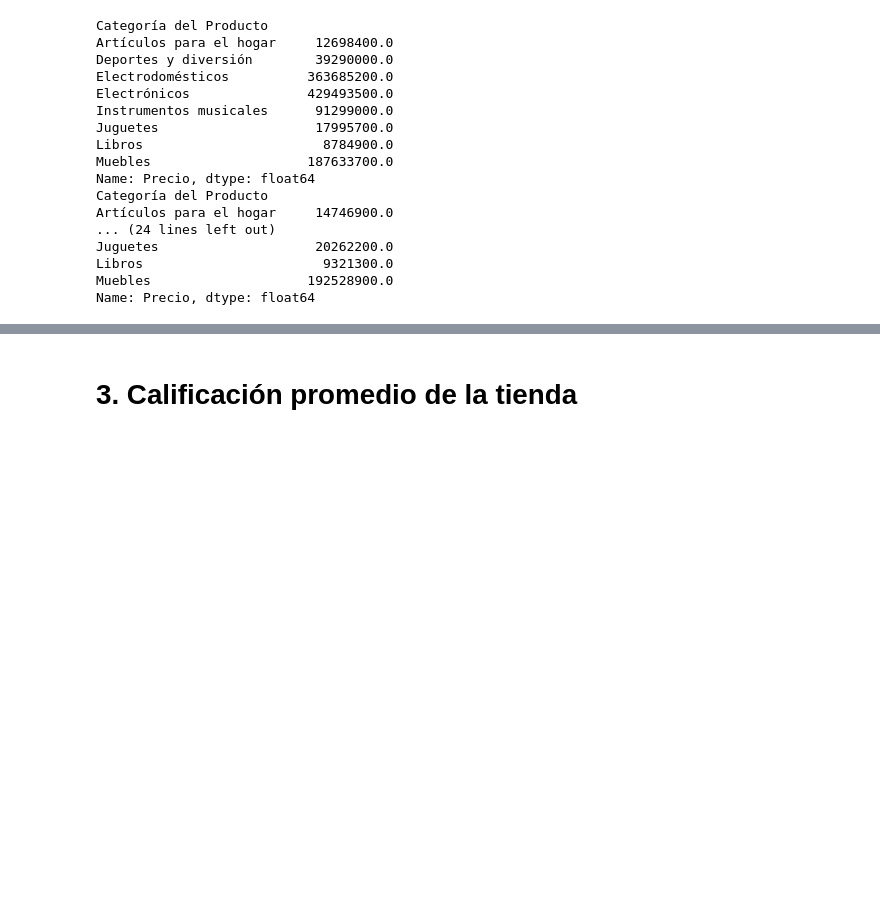
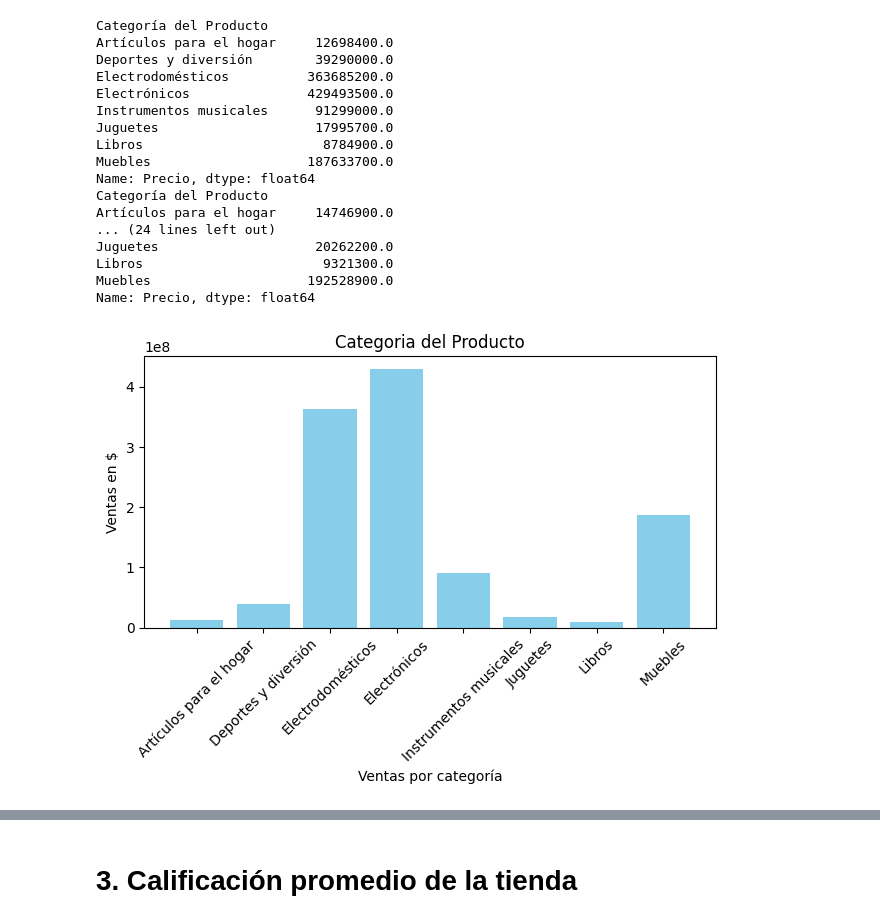
Before and after one commit to Alejandro0699/alurastore, a Jupyter notebook: AluraStoreLatam.ipynb, the cells around one changed output, grey strips where cells are left out. Saved outputs shown, nothing was run; the diff lists cells and outputs as text; code cells hidden in the pictures; blank space fills up the shorter version.

```diff
--- a/AluraStoreLatam.ipynb
+++ b/AluraStoreLatam.ipynb
@@ -67,3 +80,14 @@ Juguetes                    20262200.0
 Libros                       9321300.0
 Muebles                    192528900.0
 Name: Precio, dtype: float64
+# %%
+#Venta por categoria 1
+plt.bar(venta_categoria1.index, venta_categoria1.values, color='skyblue')
+plt.title("Categoria del Producto")
+plt.xlabel("Ventas por categoría")
+plt.ylabel("Ventas en $")
+plt.xticks(rotation=45)  # Opcional: rota los nombres para que no se superpongan
+plt.tight_layout()       # Opcional: ajusta el gráfico para que todo entre bien
+plt.show()
+# %% [output]
+[figure, added]
```
Also changed, not shown: parts of 9 cells of this notebook.
